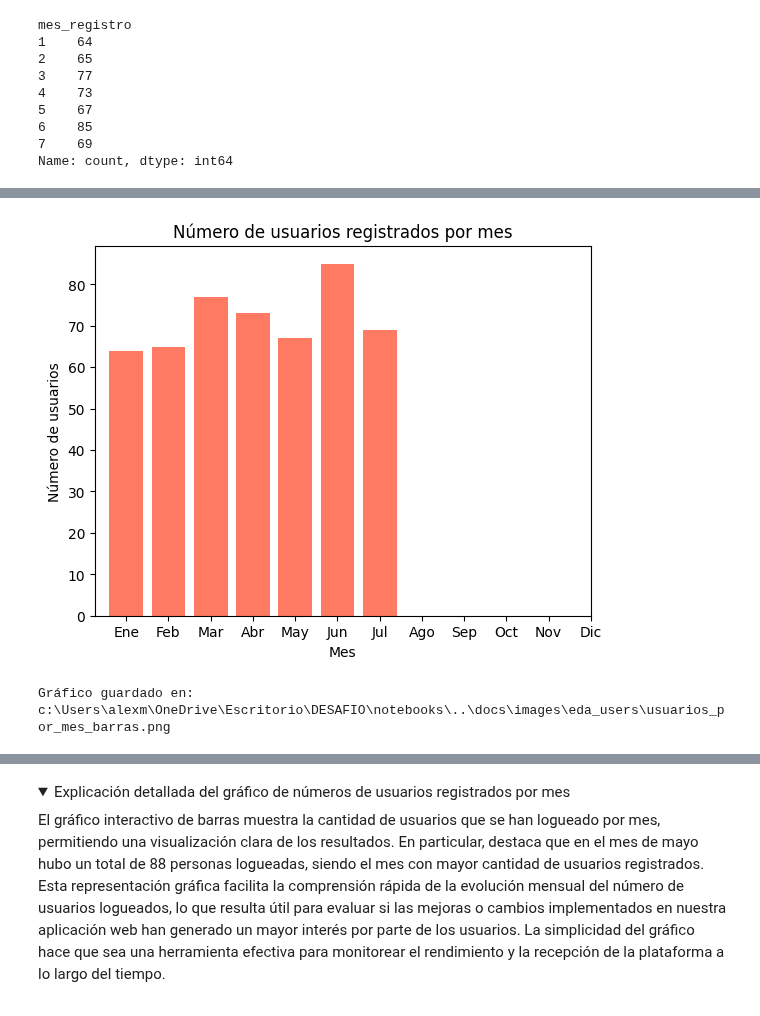
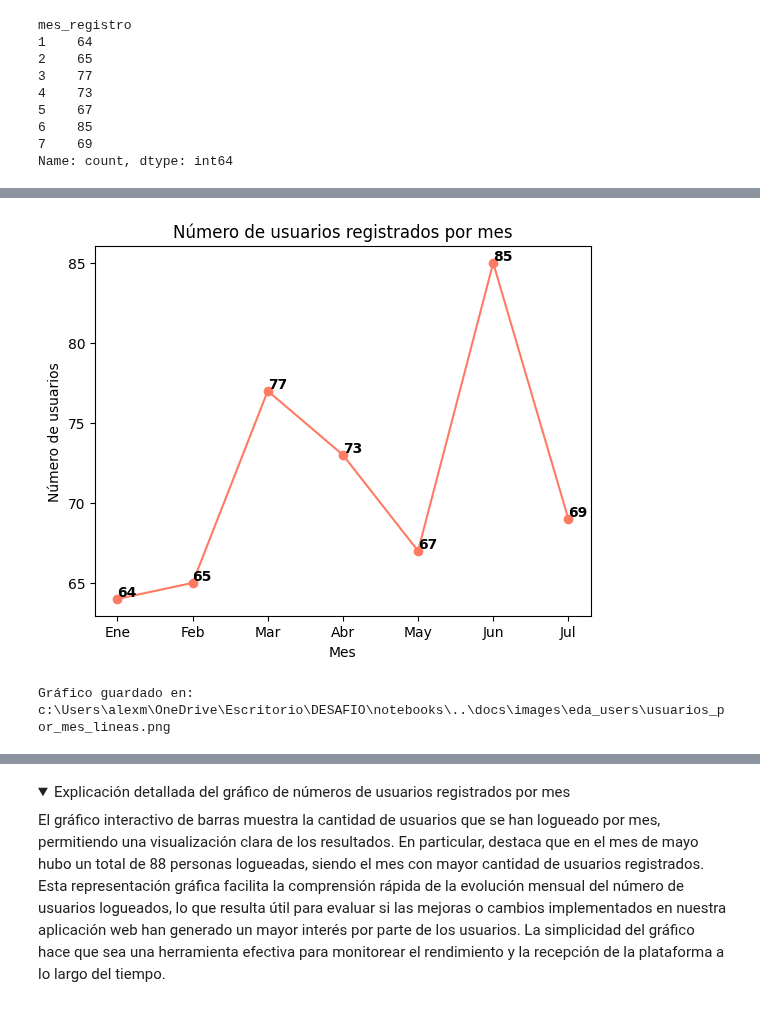
Before and after one commit to AlexCapis/HEATY---Aplicacion-Web-para-Olas-de-Calor, a Jupyter notebook: notebooks/eda_users.ipynb, the cells around one changed output, grey strips where cells are left out. Saved outputs shown, nothing was run; the diff lists cells and outputs as text; code cells hidden in the pictures; folded sections open.

```diff
--- a/notebooks/eda_users.ipynb
+++ b/notebooks/eda_users.ipynb
@@ -275,19 +316,36 @@ Name: count, dtype: int64
 # %%
+# Filtramos el DataFrame para incluir solo fechas anteriores o iguales a la fecha actual
+fecha_actual = datetime.now()
+df = df[df['fecha_registro'] <= fecha_actual]
+
+# Extraemos el mes de la columna 'fecha_registro'
+df['mes_registro'] = df['fecha_registro'].dt.month
+
+# Contamos el número de usuarios en cada mes
+users_por_mes = df['mes_registro'].value_counts().sort_index()
 
 # Ruta donde se guardará la imagen creada
 current_dir = os.getcwd()
-output_file = os.path.join(current_dir, '..','docs', 'images', 'eda_users','usuarios_por_mes_barras.png')
+output_file = os.path.join(current_dir, '..', 'docs', 'images', 'eda_users','usuarios_por_mes_lineas.png')
 
-# Gráfico de barras para mostrar el número de usuarios por mes
-plt.bar(users_por_mes.index, users_por_mes.values, color= '#FF7A62')
+# Gráfico de líneas para mostrar el número de usuarios por mes
+plt.plot(users_por_mes.index, users_por_mes.values, marker='o', color='#FF7A62')
 plt.xlabel('Mes')
 plt.ylabel('Número de usuarios')
 plt.title('Número de usuarios registrados por mes')
-plt.xticks(range(1, 13), ['Ene', 'Feb', 'Mar', 'Abr', 'May', 'Jun', 'Jul', 'Ago', 'Sep', 'Oct', 'Nov', 'Dic'])
+
+# Limitar los ejes x a los meses con registros disponibles
+meses_con_registros = users_por_mes.index.tolist()
+plt.xticks(meses_con_registros, ['Ene', 'Feb', 'Mar', 'Abr', 'May', 'Jun', 'Jul', 'Ago', 'Sep', 'Oct', 'Nov', 'Dic'][:len(meses_con_registros)])
+
+# Agregar el número total de usuarios al final de cada línea
+for x, y in zip(users_por_mes.index, users_por_mes.values):
+    plt.text(x, y, str(y), ha='left', va='bottom', fontsize=10, fontweight='bold', color='black')
+
 plt.savefig(output_file)
 plt.show()
 
 print(f"Gráfico guardado en: {output_file}")
 # %% [output]
-[figure, old version]
+[figure, new version]
-Gráfico guardado en: c:\Users\alexm\OneDrive\Escritorio\DESAFIO\notebooks\..\docs\images\eda_users\usuarios_por_mes_barras.png
+Gráfico guardado en: c:\Users\alexm\OneDrive\Escritorio\DESAFIO\notebooks\..\docs\images\eda_users\usuarios_por_mes_lineas.png
```
Also changed, not shown: parts of 10 cells of this notebook, 10 other files.
